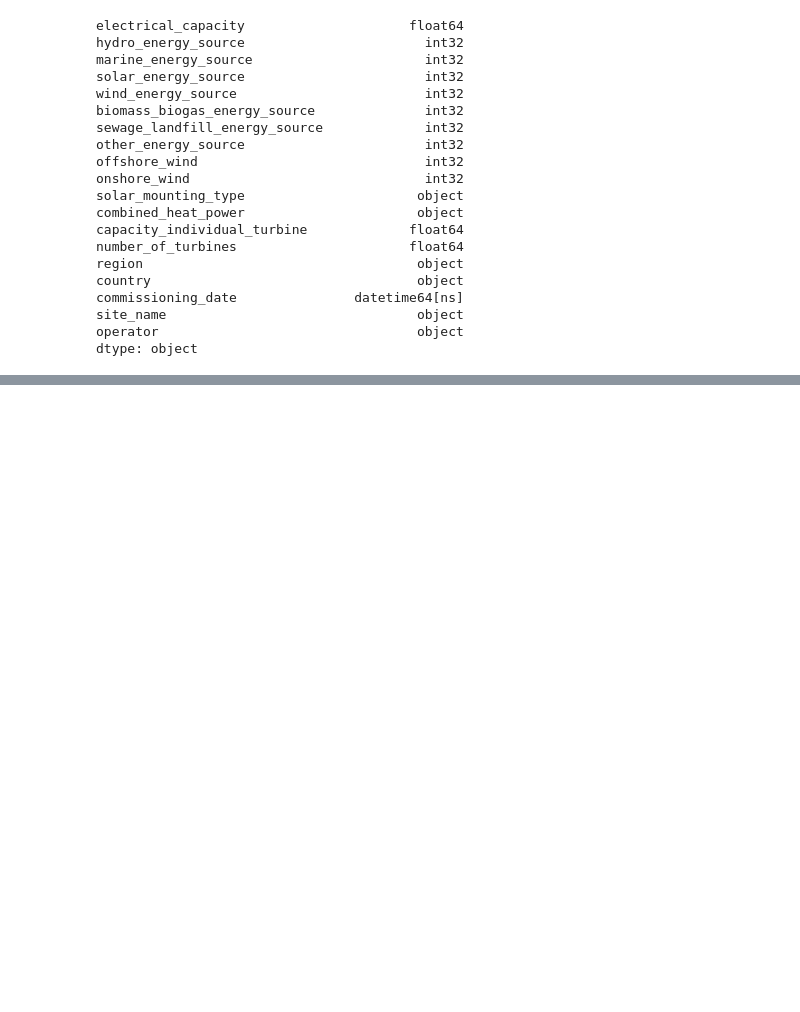
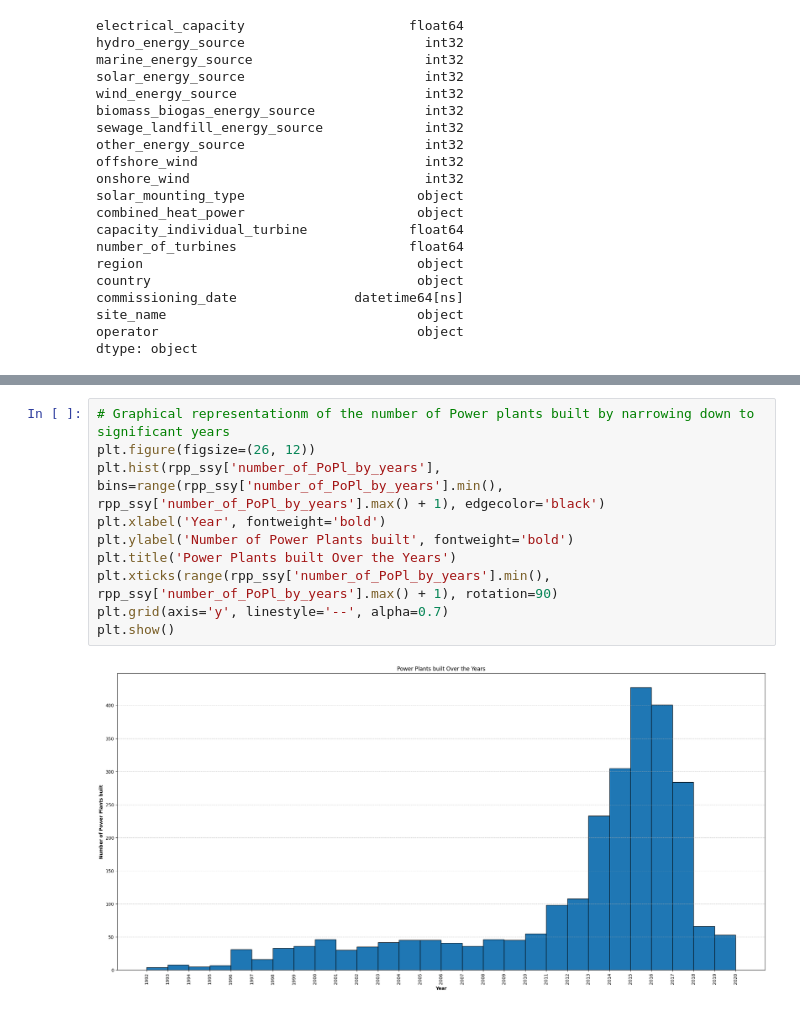
Before and after one commit to MahendraC17/Exploratory-Data-Analysis---Renewable-Power-plants-In-UK, a Jupyter notebook: EDA_renewable_power_plants.ipynb, the cells around one changed output, grey strips where cells are left out. Cells and saved outputs as stored; diff of their text form; blank space fills up the shorter version.

```diff
--- a/EDA_renewable_power_plants.ipynb
+++ b/EDA_renewable_power_plants.ipynb
@@ -281,0 +341,12 @@ dtype: object
+# %%
+# Graphical representationm of the number of Power plants built by narrowing down to significant years
+plt.figure(figsize=(26, 12))
+plt.hist(rpp_ssy['number_of_PoPl_by_years'], bins=range(rpp_ssy['number_of_PoPl_by_years'].min(), rpp_ssy['number_of_PoPl_by_years'].max() + 1), edgecolor='black')
+plt.xlabel('Year', fontweight='bold')
+plt.ylabel('Number of Power Plants built', fontweight='bold')
+plt.title('Power Plants built Over the Years')
+plt.xticks(range(rpp_ssy['number_of_PoPl_by_years'].min(), rpp_ssy['number_of_PoPl_by_years'].max() + 1), rotation=90)
+plt.grid(axis='y', linestyle='--', alpha=0.7)
+plt.show()
+# %% [output]
+[figure, added]
```
Also changed, not shown: parts of 5 cells of this notebook.
